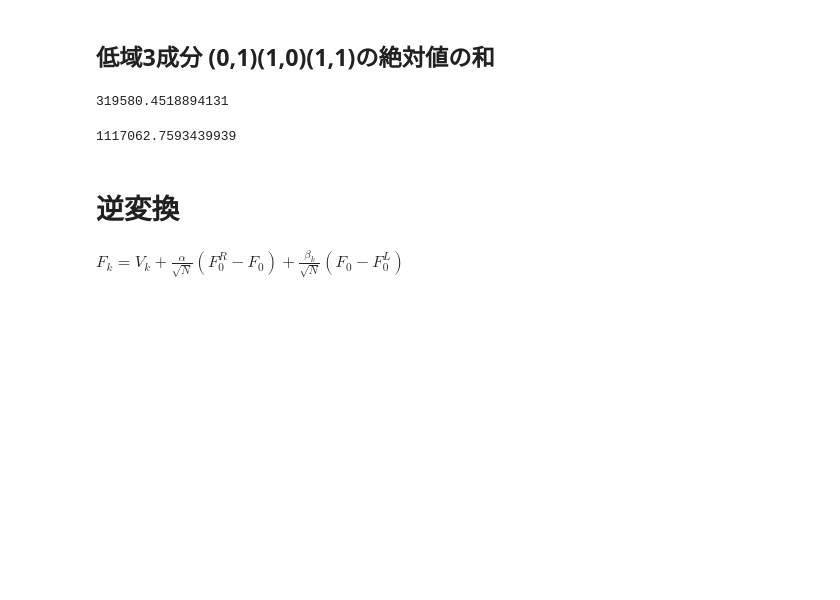
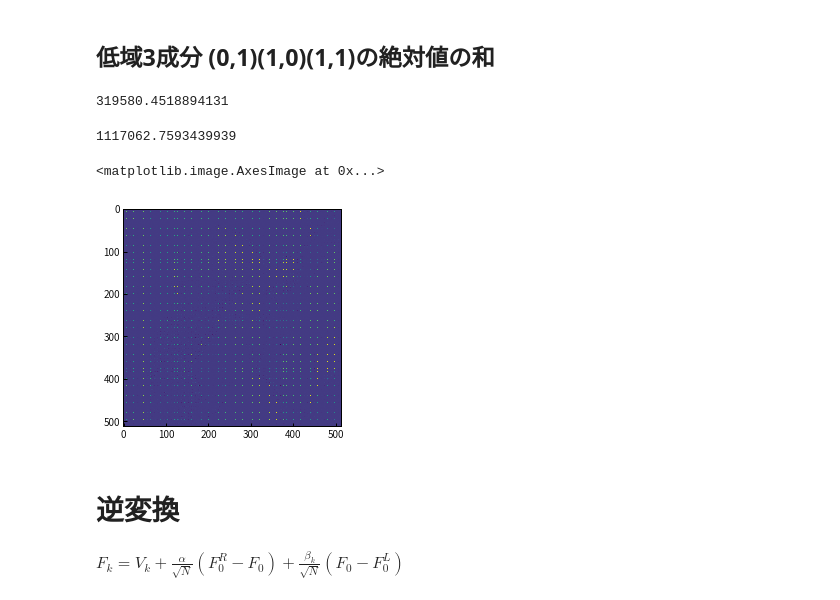
Before and after one commit to Hiroya-W/TPHLCT_and_DMLCT, a Jupyter notebook: TPHLCT/TPHLCT 1階の導関数を相殺(LENNA).ipynb, the cells around one changed output. Cells and saved outputs as stored; diff of their text form; code cells hidden in the pictures; blank space fills up the shorter version.

```diff
--- a/TPHLCT/TPHLCT 1階の導関数を相殺(LENNA).ipynb
+++ b/TPHLCT/TPHLCT 1階の導関数を相殺(LENNA).ipynb
@@ -287,3 +293,8 @@ others_value
+# %%
+plt.imshow(Fk)
+# %% [output]
+<matplotlib.image.AxesImage at 0x...>
+[figure, added]
 # %% [markdown]
 # 逆変換
 # %% [markdown]
```
Also changed, not shown: parts of 35 cells of this notebook, 2 other files.
